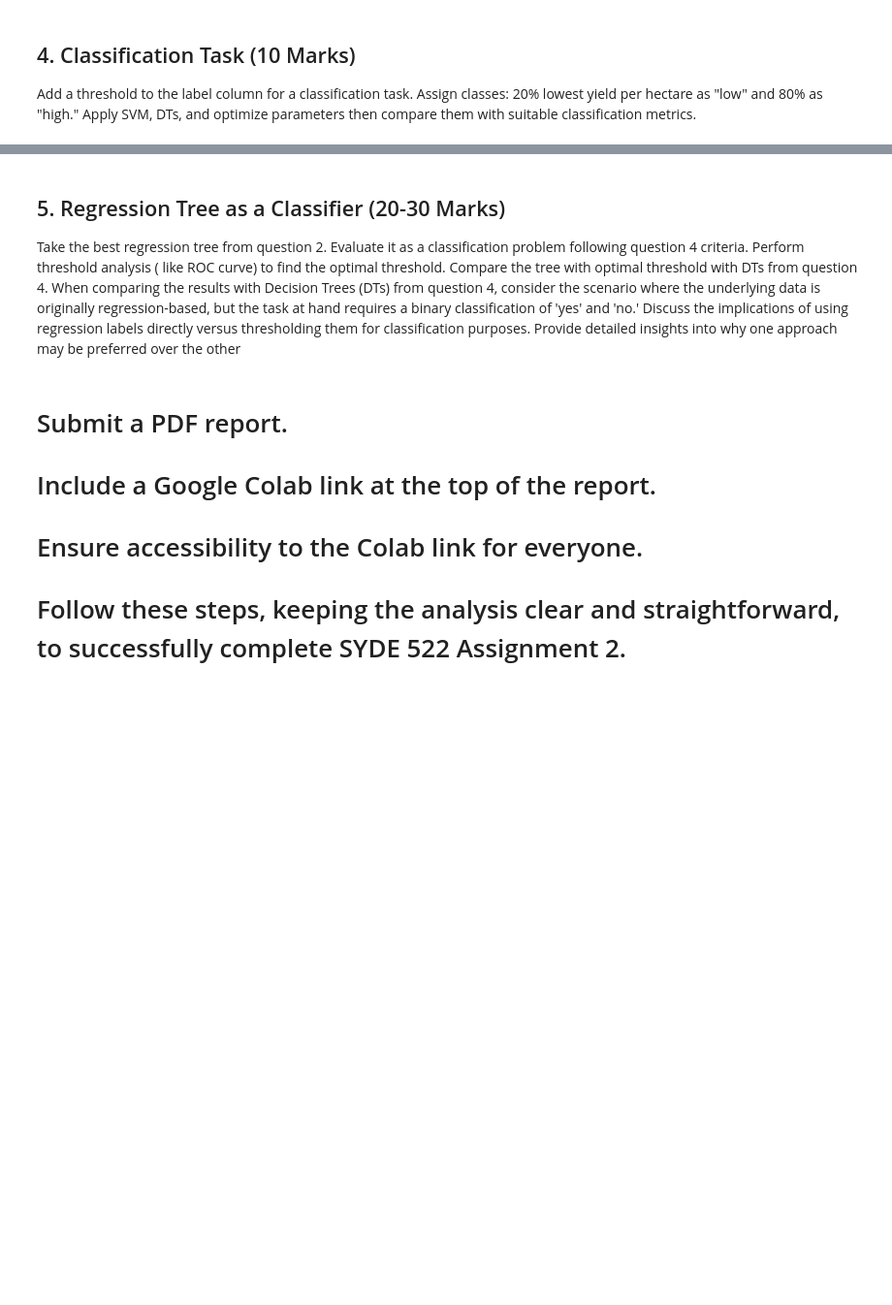
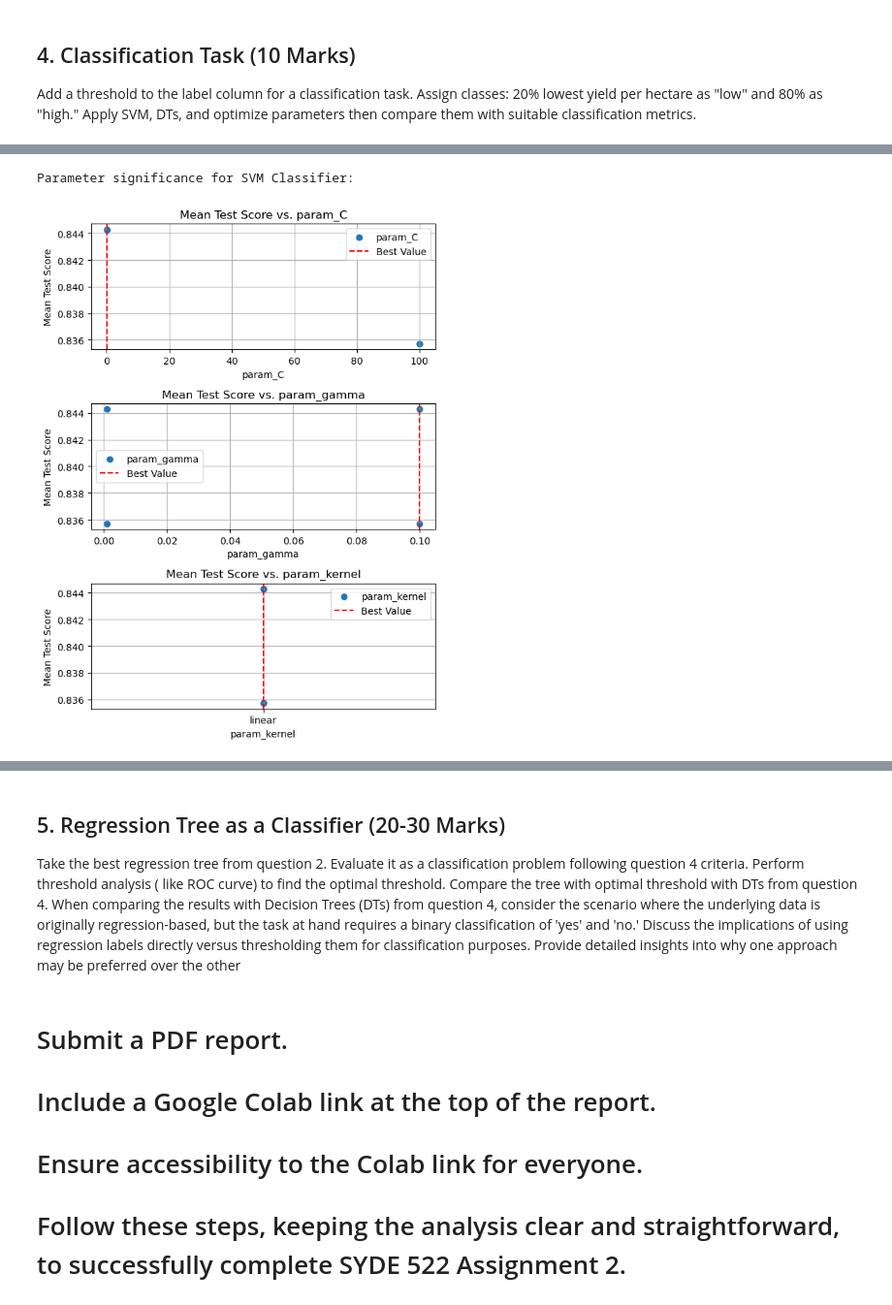
Before and after one commit to meglai/SYDE522, a Jupyter notebook: assignment2.ipynb, the cells around one changed output, grey strips where cells are left out. Shown at 97% size. Drawn from its saved outputs; the diff is of its cells as text; code cells hidden in the pictures; blank space fills up the shorter version.

```diff
--- a/assignment2.ipynb
+++ b/assignment2.ipynb
@@ -571,3 +546,15 @@ The SVR runs fairly quick and can be perfectly tuned using the grid search algor
 Add a threshold to the label column for a classification task.
 Assign classes: 20% lowest yield per hectare as "low" and 80% as "high."
 Apply SVM, DTs, and optimize parameters then compare them with suitable classification metrics.
+# %%
+# Threshold/Labeling
+
+thres_low = df['yield'].quantile(0.2)
+# thres_high = df['yield'].quantile(0.8)
+
+df['thres_label'] = ['-1' if x <= thres_low else '1' for x in df['yield']]
+
+X = df.drop(columns=['yield', 'thres_label'])  # Features
+y = df['thres_label']  # Target
+
+X_train, X_test, y_train, y_test = train_test_split(X, y, test_size=0.3, random_state=42)
@@ -573,0 +628,44 @@ Apply SVM, DTs, and optimize parameters then compare them with suitable classifi
+# %%
+# Plot
+
+def plot_param_significance(model_name, model_search):
+    print(f"Parameter significance for {model_name}:")
+
+    # Convert cv_results_ to DataFrame
+    cv_results_df = pd.DataFrame(model_search.cv_results_)
+
+    # param_columns = [col for col in cv_results_df.columns if col.startswith("param_")]
+    param_columns = [col for col in cv_results_df.columns if col.startswith("param_")]
+    for i, col in enumerate(param_columns):
+        cv_results_df[col] = cv_results_df[col].fillna(f"None")
+
+    mean_test_score = cv_results_df["mean_test_score"]
+
+    # Plot the data for each hyperparameter separately
+    num_param_columns = len(param_columns)
+    fig, axes = plt.subplots(num_param_columns, 1, figsize=(6, 8))
+
+    for i, param_col in enumerate(param_columns):
+        ax = axes[i]
+        ax.scatter(cv_results_df[param_col], mean_test_score, label=param_col)
+
+        # Highlight the best value
+        best_index = cv_results_df["mean_test_score"].idxmax()
+        best_value = cv_results_df[param_col][best_index]
+        ax.axvline(x=best_value, color='r', linestyle='--', label='Best Value')
+
+        ax.set_xlabel(param_col)
+        ax.set_ylabel("Mean Test Score")
+        ax.set_title("Mean Test Score vs. " + param_col)
+        ax.legend()
+        ax.grid(True)
+
+    plt.tight_layout()
+    plt.show()
+
+
+
+plot_param_significance("SVM Classifier", svm_search)
+# %% [output]
+Parameter significance for SVM Classifier:
+[figure, added]
```
Also changed, not shown: parts of 9 cells of this notebook.
